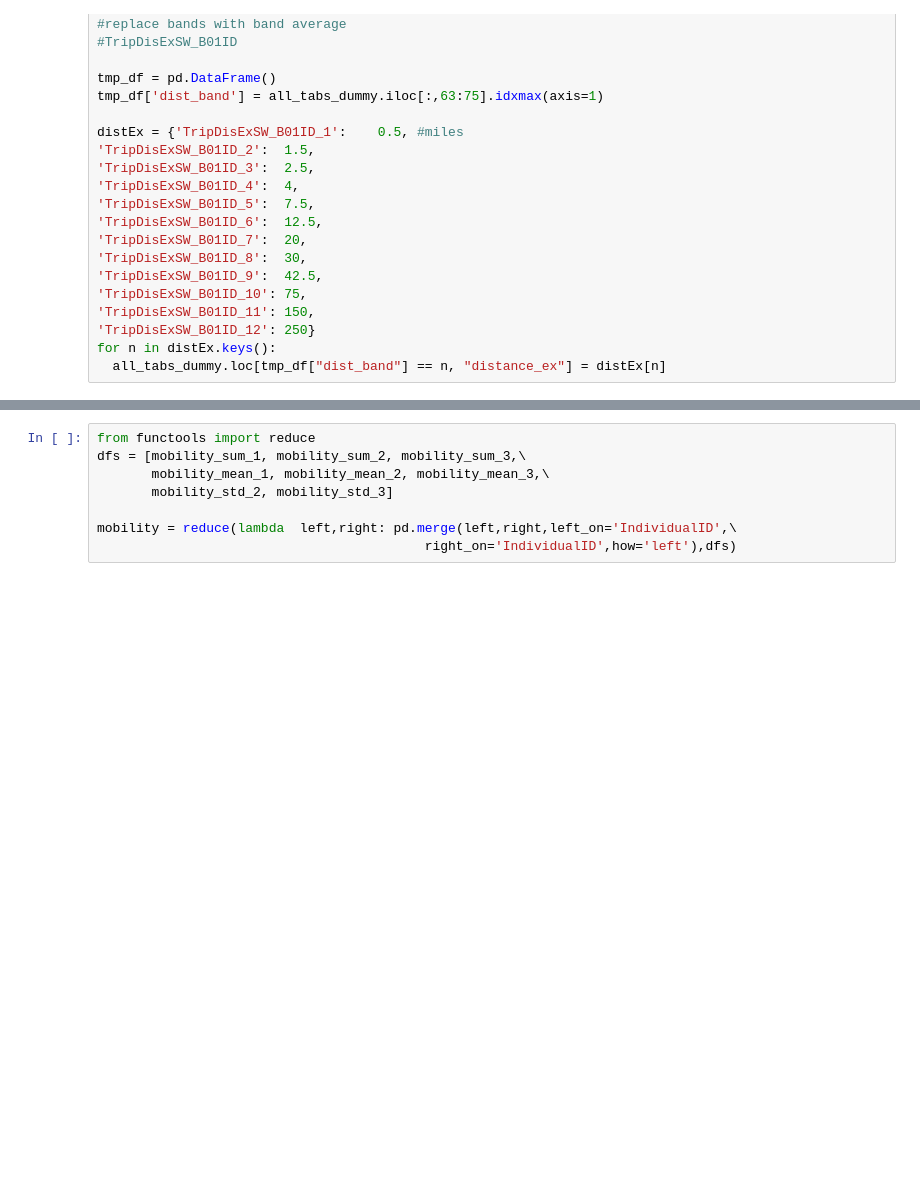
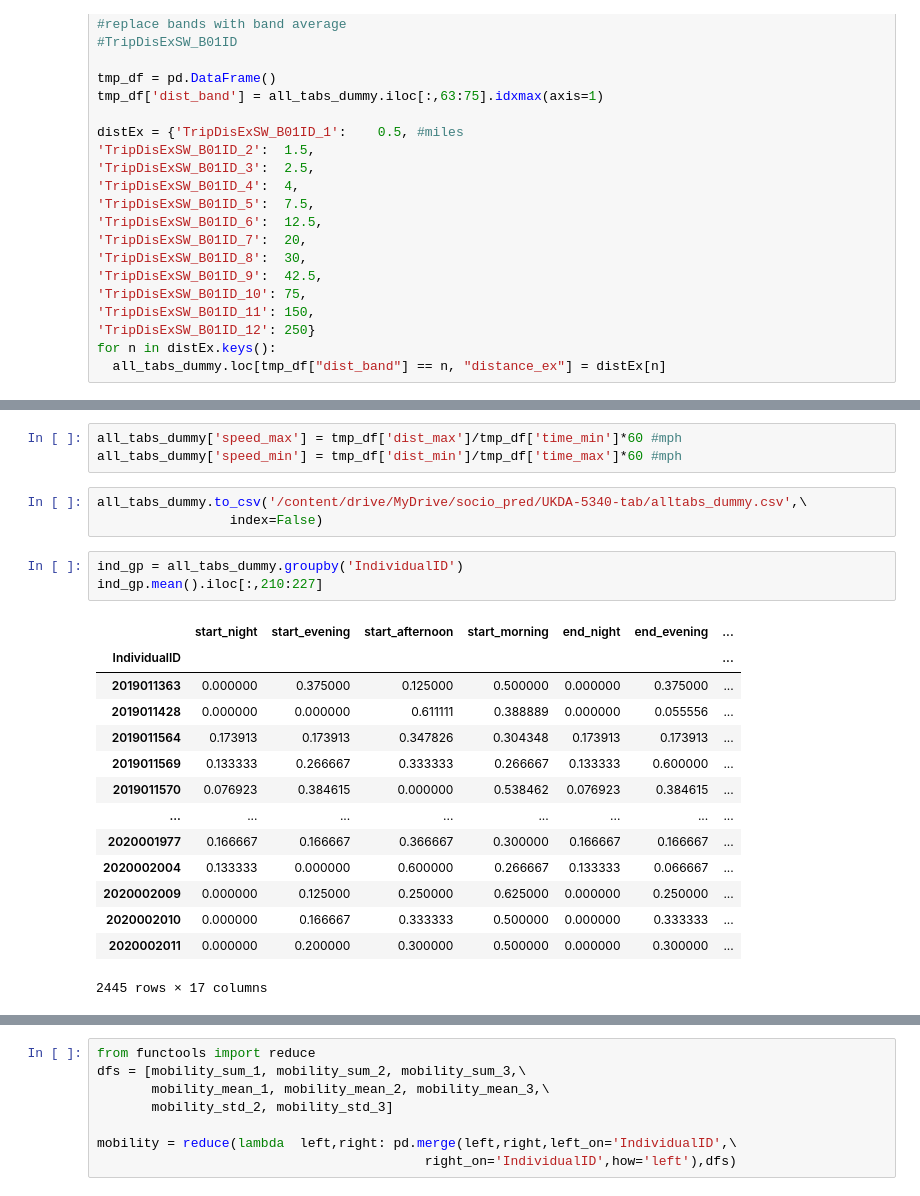
Before and after one commit to arashk1990/covid19mobility, a Jupyter notebook: survey.ipynb, the cells around one changed output, grey strips where cells are left out. Drawn from its saved outputs; the diff is of its cells as text; blank space fills up the shorter version.

Commit message:
speed measures added

```diff
--- a/survey.ipynb
+++ b/survey.ipynb
@@ -325,3 +363,27 @@ all_tabs_dummy['travel_long'] = all_tabs_dummy.iloc[:,95:103].sum(axis=1)
+# %%
+all_tabs_dummy['speed_max'] = tmp_df['dist_max']/tmp_df['time_min']*60 #mph
+all_tabs_dummy['speed_min'] = tmp_df['dist_min']/tmp_df['time_max']*60 #mph
+# %%
+all_tabs_dummy.to_csv('/content/drive/MyDrive/socio_pred/UKDA-5340-tab/alltabs_dummy.csv',\
+                 index=False)
+# %%
+ind_gp = all_tabs_dummy.groupby('IndividualID')
+ind_gp.mean().iloc[:,210:227]
+# %% [output]
+|  | start_night | start_evening | start_afternoon | start_morning | end_night | end_evening | ... |
+| IndividualID |  |  |  |  |  |  | ... |
+| 2019011363 | 0.000000 | 0.375000 | 0.125000 | 0.500000 | 0.000000 | 0.375000 | ... |
+| 2019011428 | 0.000000 | 0.000000 | 0.611111 | 0.388889 | 0.000000 | 0.055556 | ... |
+| 2019011564 | 0.173913 | 0.173913 | 0.347826 | 0.304348 | 0.173913 | 0.173913 | ... |
+| 2019011569 | 0.133333 | 0.266667 | 0.333333 | 0.266667 | 0.133333 | 0.600000 | ... |
+| 2019011570 | 0.076923 | 0.384615 | 0.000000 | 0.538462 | 0.076923 | 0.384615 | ... |
+| ... | ... | ... | ... | ... | ... | ... | ... |
+| 2020001977 | 0.166667 | 0.166667 | 0.366667 | 0.300000 | 0.166667 | 0.166667 | ... |
+| 2020002004 | 0.133333 | 0.000000 | 0.600000 | 0.266667 | 0.133333 | 0.066667 | ... |
+| 2020002009 | 0.000000 | 0.125000 | 0.250000 | 0.625000 | 0.000000 | 0.250000 | ... |
+| 2020002010 | 0.000000 | 0.166667 | 0.333333 | 0.500000 | 0.000000 | 0.333333 | ... |
+| 2020002011 | 0.000000 | 0.200000 | 0.300000 | 0.500000 | 0.000000 | 0.300000 | ... |
+2445 rows × 17 columns
 # %%
 ind_gp = all_tabs_dummy.groupby('IndividualID')
 ind_gp_weekday = all_tabs_dummy[all_tabs_dummy['TravelWeekDay_B03ID_1']==1]\
```
Also changed, not shown: parts of 5 cells of this notebook.
